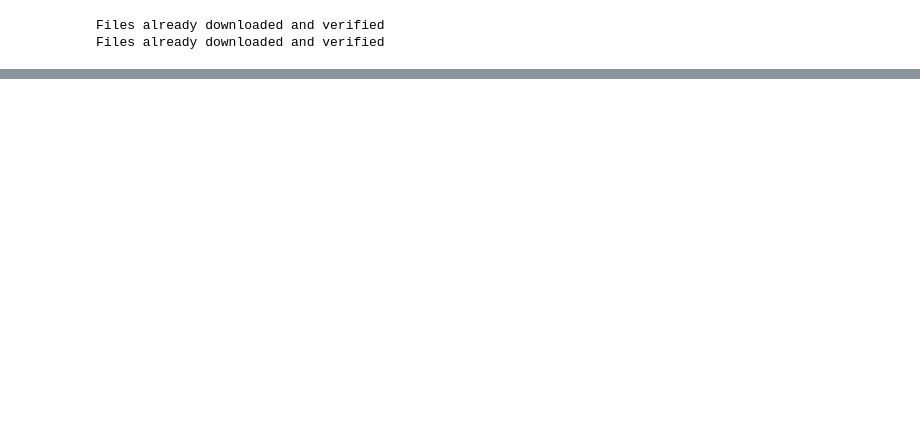
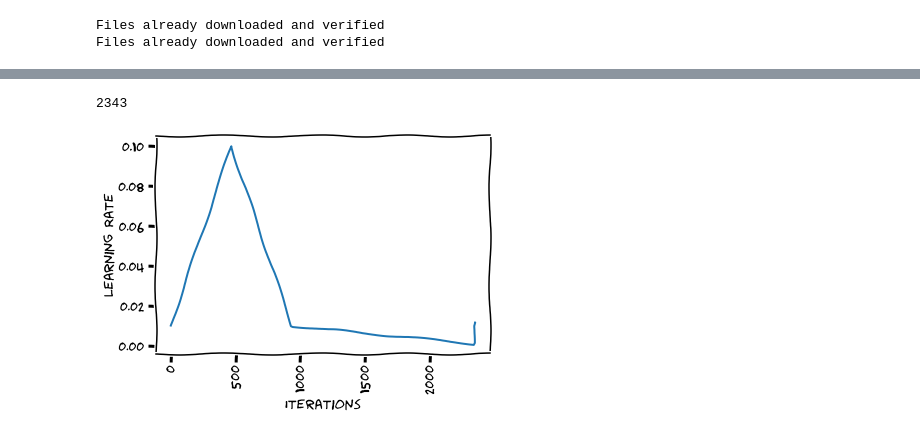
Before and after one commit to gmrammohan15/EVA4, a Jupyter notebook: S11.ipynb, the cells around one changed output, grey strips where cells are left out. Drawn from its saved outputs; the diff is of its cells as text; code cells hidden in the pictures; blank space fills up the shorter version.

```diff
--- a/S11.ipynb
+++ b/S11.ipynb
@@ -230,0 +168,15 @@ Estimated Total Size (MB): 31.82
+# %%
+LRMAX = 0.1
+LRMIN = 0.01
+# %%
+import one_cycle as OneCycle
+from torch.optim.lr_scheduler import ReduceLROnPlateau
+
+onecycle = OneCycle.OneCycle(int(len(trainset) * EPOCHS / 512), LRMAX, prcnt=60, momentum_vals=(0.95, 0.8))
+
+optimizer = optim.SGD(model.parameters(), lr=1e-5, momentum=0.9, weight_decay=l2_loss)
+
+# ReduceLROnPlateau
+#schedular = ReduceLROnPlateau(optimizer, min_lr=1e-7, patience = 4)
+schedular = None
+model.evaluate(optimizer, trainloader, testloader, EPOCHS, criterion, onecycle, schedular, False, l1_lambda)
@@ -230,0 +197,13 @@ Estimated Total Size (MB): 31.82
+# %%
+print(int(len(trainset) * EPOCHS / 512))
+# %% [output]
+2343
+# %%
+plt.xkcd()
+plt.xlabel("Iterations")
+plt.ylabel("Learning Rate")
+plt.xticks(np.arange(0, len(onecycle.lrs), step=500), rotation=90)
+plt.plot(onecycle.lrs[:9276])
+plt.savefig('onecycle_lr.jpg')
+# %% [output]
+[figure, added]
```
Also changed, not shown: parts of 12 cells of this notebook.
